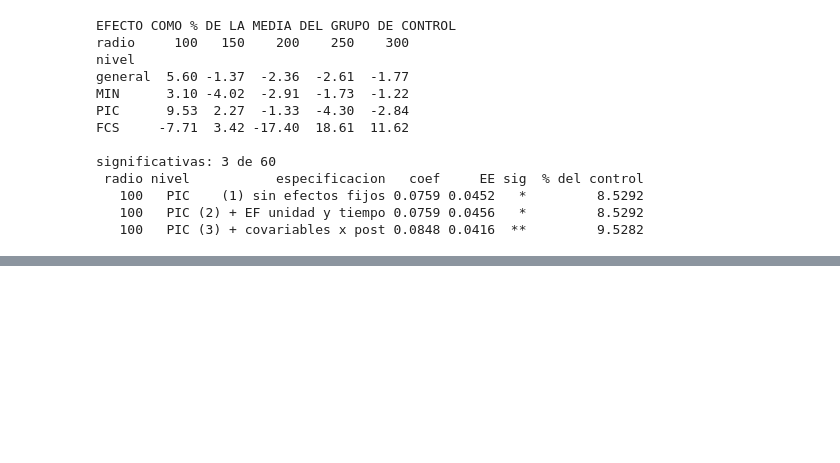
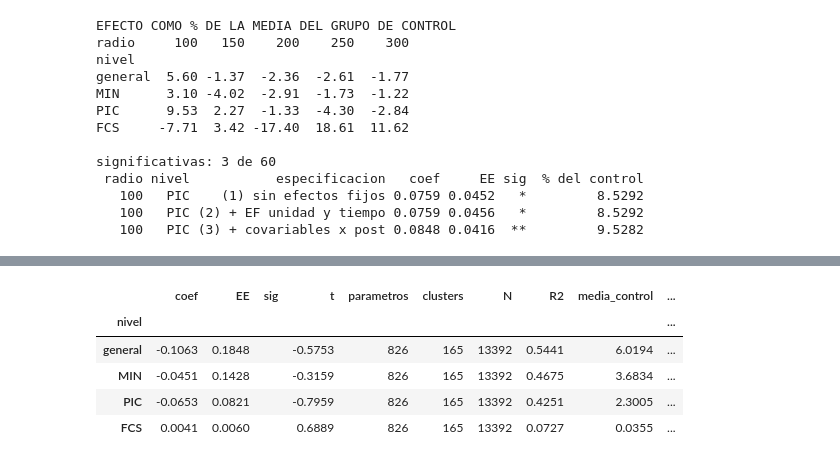
Before and after one commit to MarianoAlcarazAguilar/causal-effects-speed-cameras, a Jupyter notebook: scripts/resume-911/did-estimation.ipynb, the cells around one changed output, grey strips where cells are left out. Saved outputs shown, nothing was run; the diff lists cells and outputs as text; code cells hidden in the pictures; blank space fills up the shorter version.

```diff
--- a/scripts/resume-911/did-estimation.ipynb
+++ b/scripts/resume-911/did-estimation.ipynb
@@ -633,0 +703,47 @@ significativas: 3 de 60
+# %%
+# especificación (4): covariables x dummies de tiempo, a 300 m
+import statsmodels.api as sm
+
+
+def especificacion_4(panel_obj):
+    """(2) más cada covariable interactuada con los 71 dummies de tiempo."""
+    tab = panel_obj.tabla.reset_index(drop=True)
+    efectos_t = pd.get_dummies(tab.t, prefix="t", drop_first=True, dtype=float)
+
+    bloques = [tab[["treat_post"]],
+               pd.get_dummies(tab.uid, prefix="u", drop_first=True, dtype=float),
+               efectos_t]
+    for c in panel_obj.covariables:
+        z = tab[f"z_{c}"].to_numpy()[:, None]
+        bloques.append(pd.DataFrame(z * efectos_t.to_numpy(),
+                                    columns=[f"{c}_{t}" for t in efectos_t.columns]))
+    X = sm.add_constant(pd.concat(bloques, axis=1))
+
+    grupos = pd.factorize(tab.cluster)[0]
+    r = sm.OLS(tab.incidentes.to_numpy(), X).fit(
+        cov_type="cluster", cov_kwds={"groups": grupos})
+
+    control = tab[(tab.tratado == 0) & (tab.post == 0)]
+    return {
+        "coef": r.params["treat_post"], "EE": r.bse["treat_post"],
+        "sig": estrellas(r.pvalues["treat_post"]), "t": r.tvalues["treat_post"],
+        "parametros": X.shape[1], "clusters": tab.cluster.nunique(),
+        "N": int(r.nobs), "R2": r.rsquared,
+        "media_control": control.incidentes.mean(),
+        "% del control": 100 * r.params["treat_post"] / control.incidentes.mean(),
+    }
+
+
+filas_4 = []
+for nivel, niveles in NIVELES_PIPELINE.items():
+    filas_4.append({"nivel": nivel} | especificacion_4(
+        Panel(emparejamientos[300], niveles=niveles)))
+spec4 = pd.DataFrame(filas_4).set_index("nivel")
+spec4.round(4)
+# %% [output]
+|  | coef | EE | sig | t | parametros | clusters | N | R2 | media_control | ... |
+| nivel |  |  |  |  |  |  |  |  |  | ... |
+| general | -0.1063 | 0.1848 |  | -0.5753 | 826 | 165 | 13392 | 0.5441 | 6.0194 | ... |
+| MIN | -0.0451 | 0.1428 |  | -0.3159 | 826 | 165 | 13392 | 0.4675 | 3.6834 | ... |
+| PIC | -0.0653 | 0.0821 |  | -0.7959 | 826 | 165 | 13392 | 0.4251 | 2.3005 | ... |
+| FCS | 0.0041 | 0.0060 |  | 0.6889 | 826 | 165 | 13392 | 0.0727 | 0.0355 | ... |
```
Also changed, not shown: parts of 3 cells of this notebook, 2 other files.
